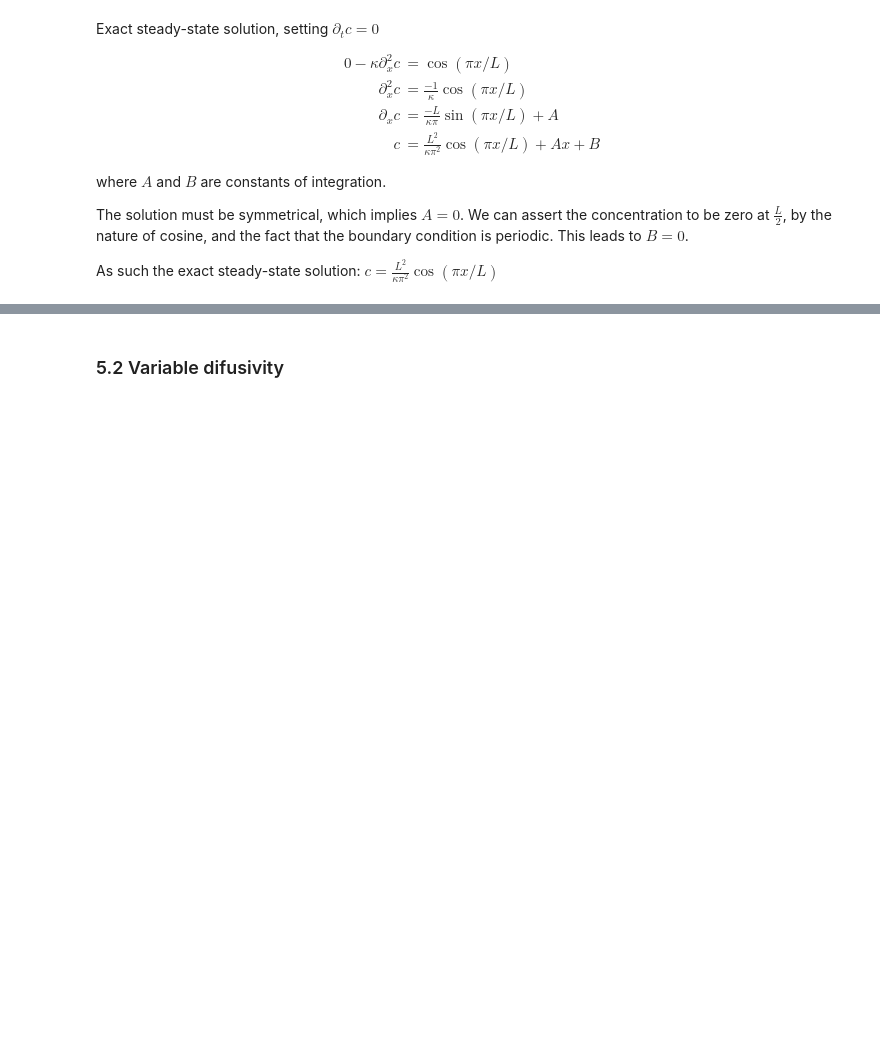
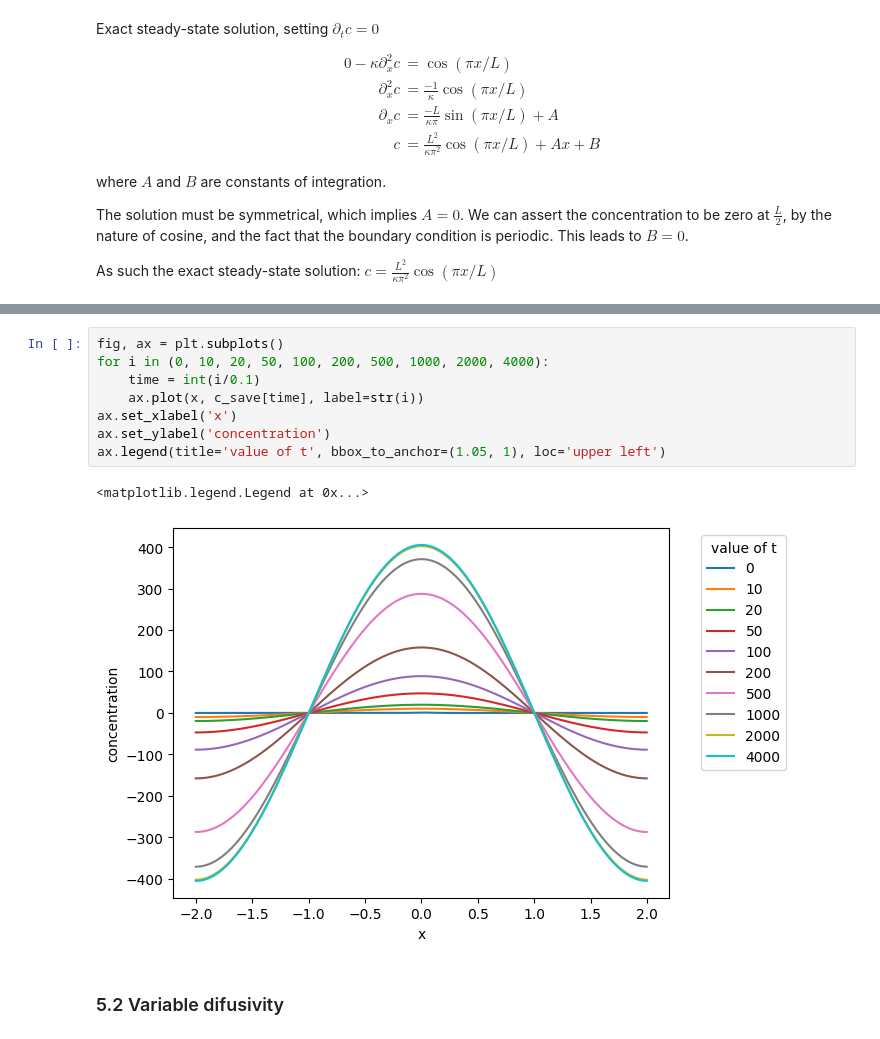
Before and after one commit to sjg230/QCES_LNM, a Jupyter notebook: Project1_dedalus.ipynb, the cells around one changed output, grey strips where cells are left out. Saved outputs shown, nothing was run; the diff lists cells and outputs as text; blank space fills up the shorter version.

```diff
--- a/Project1_dedalus.ipynb
+++ b/Project1_dedalus.ipynb
@@ -467,3 +476,14 @@ Students should comment on the timescale needed to transition from the initial c
+# %%
+fig, ax = plt.subplots()
+for i in (0, 10, 20, 50, 100, 200, 500, 1000, 2000, 4000):
+    time = int(i/0.1)
+    ax.plot(x, c_save[time], label=str(i))
+ax.set_xlabel('x')
+ax.set_ylabel('concentration')
+ax.legend(title='value of t', bbox_to_anchor=(1.05, 1), loc='upper left')
+# %% [output]
+<matplotlib.legend.Legend at 0x...>
+[figure, added]
 # %% [markdown]
 ### 5.2 Variable difusivity
 # %% [markdown]
```
Also changed, not shown: parts of 8 cells of this notebook.
